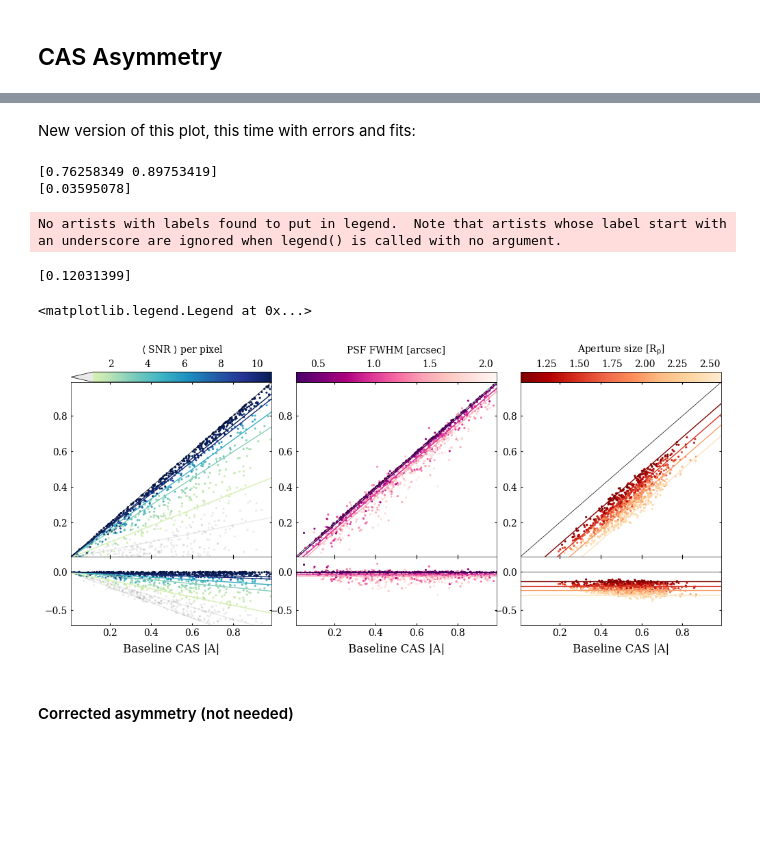
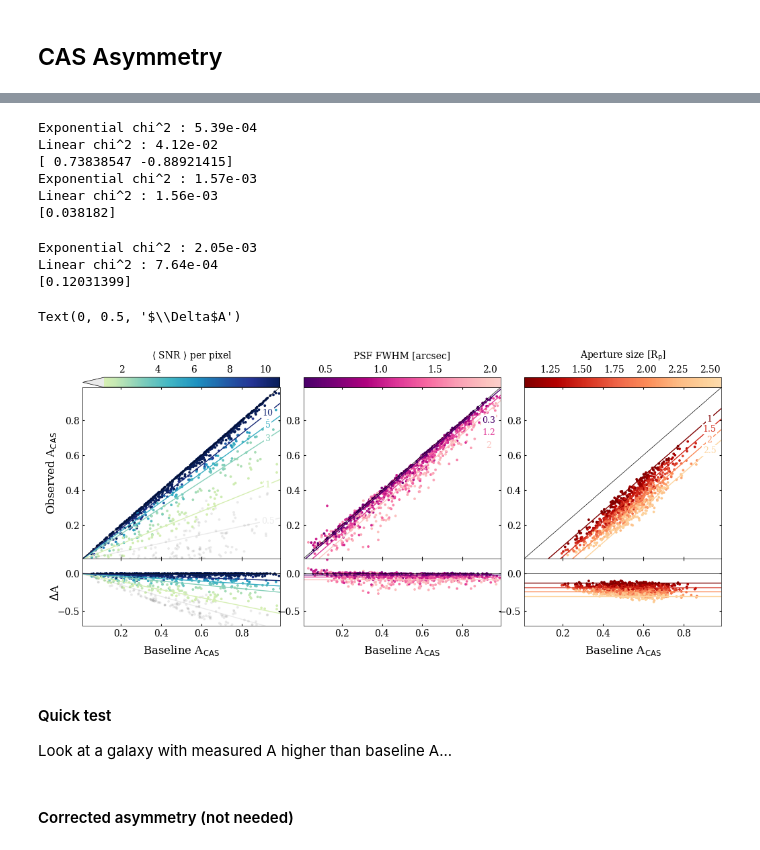
Before and after one commit to astro-nova/asymmetry, a Jupyter notebook: 2 Test series.ipynb, the cells around one changed output, grey strips where cells are left out. Drawn from its saved outputs; the diff is of its cells as text; code cells hidden in the pictures; blank space fills up the shorter version.

Commit message:
final test plots

```diff
--- a/2 Test series.ipynb
+++ b/2 Test series.ipynb
@@ -35,7 +35,7 @@ Read in all the pickle files with outputs for each generated galaxy:
 # %%
 # foldnames = [['var_mag1'], ['var_psf4', 'var_psf5', 'var_psf6'], ['var_all2', 'var_all3']]
 # foldnames = [['var_skymag7'], ['var_psf4', 'var_psf5', 'var_psf6'], ['var_all2', 'var_all3']]
-foldnames = [['var_mag3', 'var_mag4', 'var_mag5'], ['var_psf_new1'], ['var_apfrac2']]
+foldnames = [['var_skymag_o1'], ['var_psf_o1','var_psf_o1_2'], ['var_apfrac2']]
 data = []
 
 for folders in foldnames:
@@ -55,11 +55,12 @@ for folders in foldnames:
 
     df = pd.DataFrame(rows)
     df['log_snr'] = np.log10(df.snr)
+    df['psf_fwhm'] = 3*df['pxscale']
     data.append(df)
 
 
 # data[1] = data[1][data[1].psf_fwhm <= 2]
-data[0] = data[0].sample(n=1000, random_state=0)
+data[1] = data[1].sample(n=1000, random_state=0)
 # data[2] = data[2].dropna().sample(n=1000, random_state=0)
 # %% [markdown]
 Instead, just read in the CSV with the data:
@@ -72,8 +73,10 @@ Look at the distribution of CAS and squared asymmetry as a function of SNR
 # %%
 cmap = plt.get_cmap('YlGnBu')
 cmap = cmap.from_list('custom', cmap(np.linspace(0.2,1,256)))
+cmap1 = plt.get_cmap('RdPu_r')
+cmap1 = cmap1.from_list('custom1', cmap1(np.linspace(0,0.8,256)))
 cmap2 = plt.get_cmap('OrRd_r')
-cmap2 = cmap2.from_list('custom2', cmap2(np.linspace(0,0.9,256)))
+cmap2 = cmap2.from_list('custom2', cmap2(np.linspace(0,0.8,256)))
 # RdPu_r
 cmap.set_under('#00000015')
 # cmap.
@@ -84,14 +87,14 @@ params = ['snr','psf_fwhm','ap_frac']
 dfs = [data[0], data[1],data[2]]
 mins = [0.99, 0.3, 1.05]
 maxs = [10.8, 2.1, 2.59]
-cmaps = [cmap, 'RdPu_r', cmap2]
+cmaps = [cmap, cmap1, cmap2]
 cbar_labels = [
     r'$\langle$ SNR $\rangle$ per pixel',
     'PSF FWHM [arcsec]',
      r'Aperture size [R$_p$]'
 ]
 
-s = 20
+s = 30
 sizearr2 = data[2].snr*s
 # sizearr2[sizearr2 > 100] = 150
 sizearr = data[1].psf_fwhm*s
@@ -235,10 +190,3 @@ plt.subplots_adjust(wspace=0.08)
-# %% [markdown]
-New version of this plot, this time with errors and fits:
-# %%
-Xs = dftrain[['a_cas_real','snr']].values
-ys = dftrain['a_cas'].values
-
-opt = curve_fit(snr_fit, Xs.T, ys, p0=[1,1])[0]
 # %%
 fig = plt.figure(figsize=(9.5, 4))
 as_arr = np.linspace(0,1,11)
@@ -257,43 +205,65 @@ for i in range(3):
     im = ax1.scatter(df.a_cas_real, df.a_cas, s=sizes[i], c=df[col], vmin=mins[i], vmax=maxs[i], cmap=cmaps[i]);
 
     # Error
     ax2.scatter(df.a_cas_real, df.a_cas-df.a_cas_real, s=sizes[i], c=df[col], vmin=mins[i], vmax=maxs[i], cmap=cmaps[i]);
 
     # Fits
-    opt = get_fit_param(df.a_cas_real, df.a_cas, df[col].values)
+    opt = get_fit_param(df.a_cas_real, df.a_cas, df[col].values, init_guess_exp=init_guess_exp[i])
     print(opt)
-    for val in fit_vals[i]:
+    for j, val in enumerate(fit_vals[i]):
         ypred = get_fit(as_arr, val, opt)
         cmap = plt.get_cmap(cmaps[i])
-        ax1.plot(as_arr, ypred, c=cmap((val-mins[i])/(maxs[i]-mins[i])), lw=1)
-        ax2.plot(as_arr, ypred-as_arr, c=cmap((val-mins[i])/(maxs[i]-mins[i])), lw=1)
+        color = cmap((val-mins[i])/(maxs[i]-mins[i]))
+        ax1.plot(as_arr, ypred, c=color, lw=1)
+        ax2.plot(as_arr, ypred-as_arr, c=color, lw=1)
+
+        # If there is space, add labels
+        if i != 1:
+            labelx = 0.93
+            labely = get_fit([labelx], val, opt)[0]
+            ax1.annotate(f'{val}', xy=(labelx, labely), rotation=0, c=color, size=9, bbox=dict(fc='w',pad=1),
+                         va='center', ha='center')
+        else:
+            labelx = 0.93
+            labely = 0.8-0.07*j
+            ax1.annotate(f'{val}', xy=(labelx, labely), rotation=0, c=color, size=9, bbox=dict(fc='w',pad=1),
+                         va='center', ha='center')
 
 
     # Colorbar
     if i == 0:
         c = fig.colorbar(im, ax=ax1, extend='min', extendfrac=0.12, pad=0.0,
                          orientation='horizontal', location='top')
     else:
         c = fig.colorbar(im, ax=ax1,pad=0.0, orientation='horizontal', location='top')
     c.set_label(cbar_labels[i], labelpad=7)
     c.ax.tick_params(which='minor', size=0)
     c.ax.tick_params(which='major', size=0)
 
 axs = np.array(axs)
 # Ticks etc
 for i in range(3):
     axs[i][0].plot([0,1], [0,1], 'k', lw=0.5)
     axs[i][0].set_ylim(0.01,0.99);
     axs[i][0].set_xlim(0.01,0.99)
     axs[i][1].plot([0,1],[0,0], 'k', lw=0.5)
     axs[i][1].set_ylim(-0.69, 0.2);
-    axs[i][1].set_xlabel('Baseline CAS |A|', size=12)
-
-axs[0][0].legend()
+    axs[i][1].set_xlabel(r'Baseline A$_{CAS}$', size=12)
+axs[0][0].set_ylabel(r'Observed A$_{CAS}$', size=12, labelpad=7)
+axs[0][1].set_ylabel(r'$\Delta$A', size=12, labelpad=-5)
 # %% [output]
-[0.76258349 0.89753419]
-[0.03595078]
+Exponential chi^2 : 5.39e-04
+Linear chi^2 : 4.12e-02
+[ 0.73838547 -0.88921415]
+Exponential chi^2 : 1.57e-03
+Linear chi^2 : 1.56e-03
+[0.038182]
-No artists with labels found to put in legend.  Note that artists whose label start with an underscore are ignored when legend() is called with no argument.
+Exponential chi^2 : 2.05e-03
+Linear chi^2 : 7.64e-04
+[0.12031399]
-[0.12031399]
+Text(0, 0.5, '$\\Delta$A')
-<matplotlib.legend.Legend at 0x...>
-[figure, old version]
+[figure, new version]
+# %% [markdown]
+#### Quick test
+
+Look at a galaxy with measured A higher than baseline A...
```
Also changed, not shown: parts of 11 cells of this notebook.
